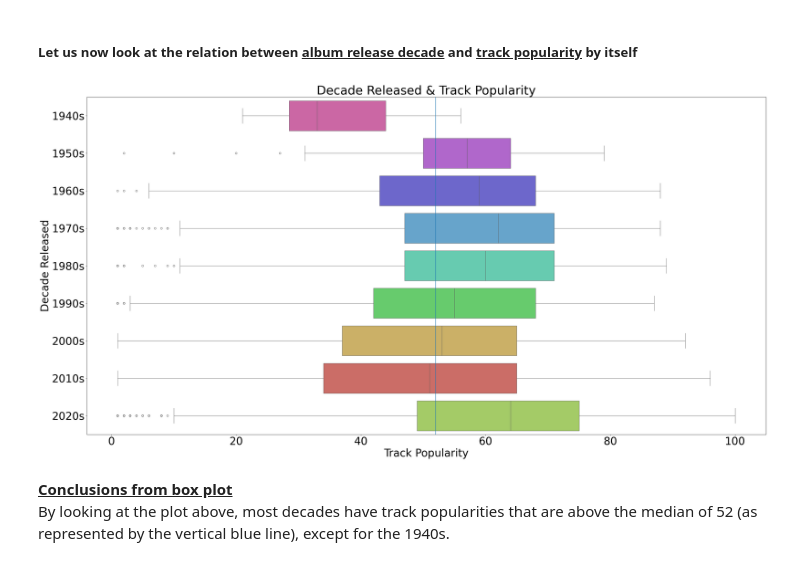
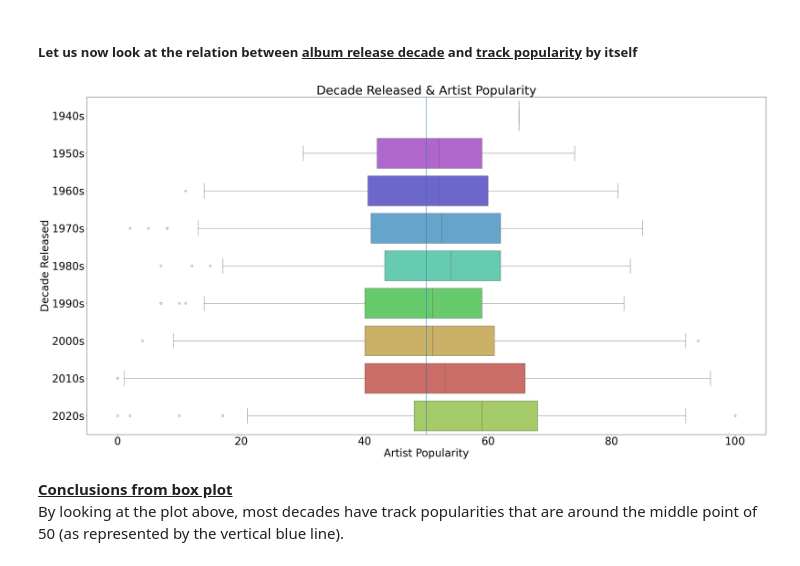
Before and after one commit to justkk4/dsai-spotipy-project, a Jupyter notebook: data-visualisation.ipynb, the cells around one changed output. Cells and saved outputs as stored; diff of their text form; code cells hidden in the pictures.

```diff
--- a/data-visualisation.ipynb
+++ b/data-visualisation.ipynb
@@ -277,0 +257,4 @@ merged20k
+# %%
+# Remove duplicate artist URIs
+merged20k.drop_duplicates(subset=["Artist URI"], inplace=True, keep='first')
+merged20k.shape
@@ -278,6 +267,6 @@ merged20k
 # %% [markdown]
 Now that we have our cleaned dataset, we can move on to the actual data visualisation. We can now retrieve the specific columns we need for this analysis.
 # %%
-songdata2 = pd.DataFrame(merged20k[["Artist Genres", "Artist Popularity", "Decade Released", "Track Popularity"]])
+songdata2 = pd.DataFrame(merged20k[["Artist Genres", "Artist URI", "Artist Popularity", "Decade Released"]])
 songdata2
 # %% [output]
@@ -415,0 +317,3 @@ sb.jointplot(data=trackartist, x="Track Popularity", y="Artist Popularity", heig
+# %%
+genredate = songdata2[["Artist Popularity", "Artist Genres", "Decade Released"]]
+genredate
@@ -601,7 +519,7 @@ The <u>***P-value***</u> is simply the percentage of observing an F-statistic as
 ### **Visualisation of Album Release Decade and Track Popularity**
 ##### Let us first look at <u>**album release decade**</u> by itself
 # %%
-decades = pd.DataFrame(genredate[["Decade Released", "Track Popularity"]])
+decades = pd.DataFrame(genredate[["Decade Released", "Artist Popularity"]])
 decades["Decade Released"].value_counts()
 # %% [output]
 Decade Released
@@ -649,19 +567,19 @@ sb.countplot(y=decades["Decade Released"], hue=decades["Decade Released"],
 ##### Let us now look at the relation between <u>**album release decade**</u> and <u>**track popularity**</u> by itself
 # %%
 f, ax= plt.subplots(figsize=(40, 20))
-sb.boxplot(x="Track Popularity", y="Decade Released", data=decades,
+sb.boxplot(x="Artist Popularity", y="Decade Released", data=decades,
            hue="Decade Released", palette="hls",
            orient = "h", order=["1940s", "1950s", "1960s", "1970s", "1980s", "1990s", "2000s", "2010s", "2020s"],
            width = 0.8)
 ax.tick_params(axis='y', labelsize=35)
 ax.tick_params(axis='x', labelsize=35)
-ax.set_xlabel("Track Popularity",fontsize=35)
+ax.set_xlabel("Artist Popularity",fontsize=35)
 ax.set_ylabel("Decade Released",fontsize=35)
-plt.axvline(52, label= "Track Popularity = 52")
-plt.title("Decade Released & Track Popularity", fontdict={'size':40})
+plt.axvline(50, label= "Artist Popularity = 50")
+plt.title("Decade Released & Artist Popularity", fontdict={'size':40})
 plt.show()
 # %% [output]
-[figure, old version]
+[figure, new version]
 # %% [markdown]
 <u>**Conclusions from box plot**</u>\
-By looking at the plot above, most decades have track popularities that are above the median of 52 (as represented by the vertical blue line), except for the 1940s.
+By looking at the plot above, most decades have track popularities that are around the middle point of 50 (as represented by the vertical blue line).
```
Also changed, not shown: parts of 50 cells of this notebook, 21 other files.
